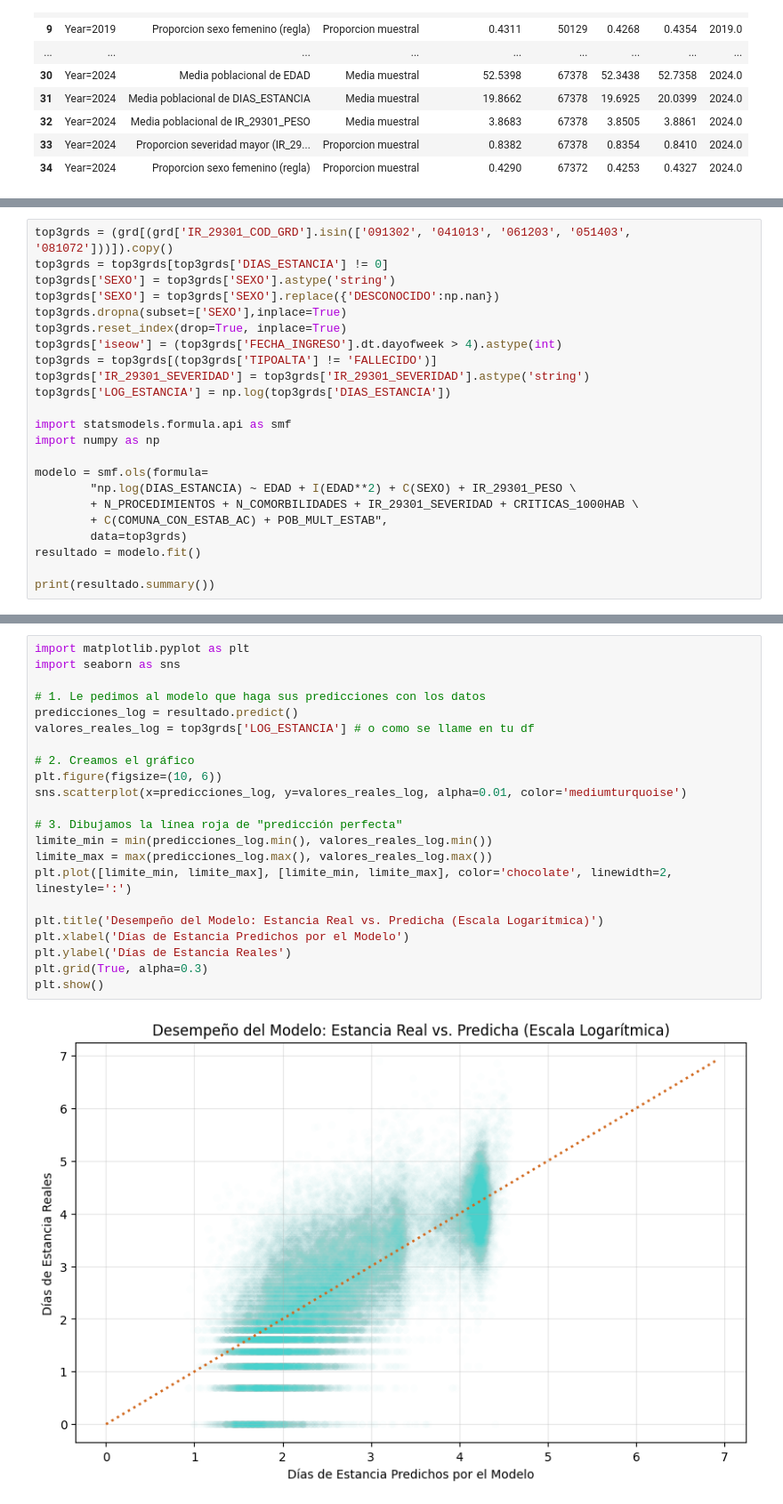
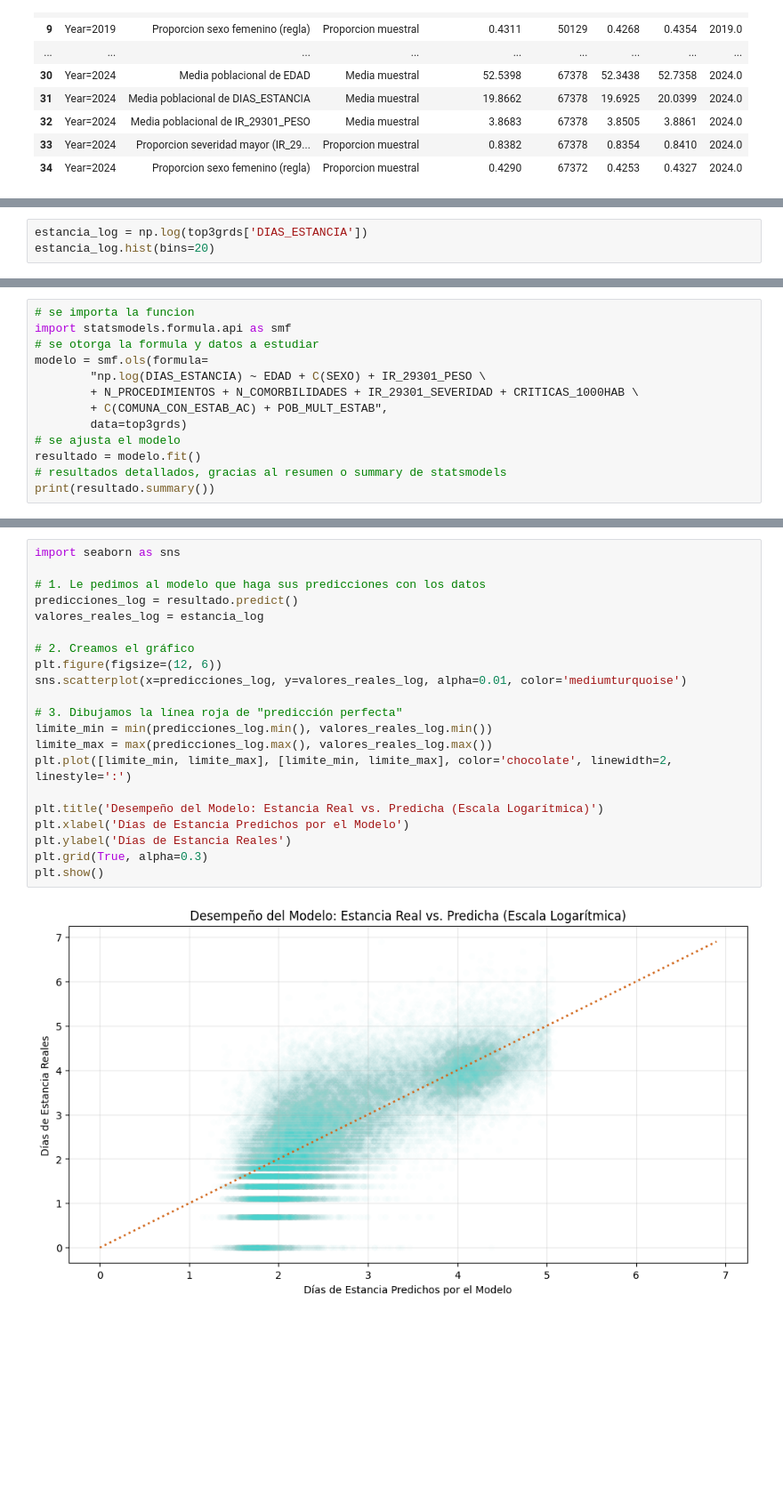
Before and after one commit to IgnaciaCG/Analisis-de-datos, a Jupyter notebook: analisis_grd.ipynb, the cells around one changed output, grey strips where cells are left out. Shown at 89% size. Drawn from its saved outputs; the diff is of its cells as text; blank space fills up the shorter version.

```diff
--- a/analisis_grd.ipynb
+++ b/analisis_grd.ipynb
@@ -865,0 +1716,3 @@ Resumen final con estimadores puntuales e IC95%:
+# %%
+estancia_log = np.log(top3grds['DIAS_ESTANCIA'])
+estancia_log.hist(bins=20)
@@ -866,25 +1739,15 @@ Resumen final con estimadores puntuales e IC95%:
 # %%
-top3grds = (grd[(grd['IR_29301_COD_GRD'].isin(['091302', '041013', '061203', '051403', '081072']))]).copy()
-top3grds = top3grds[top3grds['DIAS_ESTANCIA'] != 0]
-top3grds['SEXO'] = top3grds['SEXO'].astype('string')
-top3grds['SEXO'] = top3grds['SEXO'].replace({'DESCONOCIDO':np.nan})
-top3grds.dropna(subset=['SEXO'],inplace=True)
-top3grds.reset_index(drop=True, inplace=True)
-top3grds['iseow'] = (top3grds['FECHA_INGRESO'].dt.dayofweek > 4).astype(int)
-top3grds = top3grds[(top3grds['TIPOALTA'] != 'FALLECIDO')]
-top3grds['IR_29301_SEVERIDAD'] = top3grds['IR_29301_SEVERIDAD'].astype('string')
-top3grds['LOG_ESTANCIA'] = np.log(top3grds['DIAS_ESTANCIA'])
-
+# se importa la funcion
 import statsmodels.formula.api as smf
-import numpy as np
-
+# se otorga la formula y datos a estudiar
 modelo = smf.ols(formula=
-        "np.log(DIAS_ESTANCIA) ~ EDAD + I(EDAD**2) + C(SEXO) + IR_29301_PESO \
+        "np.log(DIAS_ESTANCIA) ~ EDAD + C(SEXO) + IR_29301_PESO \
         + N_PROCEDIMIENTOS + N_COMORBILIDADES + IR_29301_SEVERIDAD + CRITICAS_1000HAB \
         + C(COMUNA_CON_ESTAB_AC) + POB_MULT_ESTAB",
         data=top3grds)
+# se ajusta el modelo
 resultado = modelo.fit()
-
+# resultados detallados, gracias al resumen o summary de statsmodels
 print(resultado.summary())
 # %% [output]
                               OLS Regression Results
@@ -909,24 +1805,23 @@ top3grds
 # %%
-import matplotlib.pyplot as plt
 import seaborn as sns
 
 # 1. Le pedimos al modelo que haga sus predicciones con los datos
 predicciones_log = resultado.predict()
-valores_reales_log = top3grds['LOG_ESTANCIA'] # o como se llame en tu df
+valores_reales_log = estancia_log
 
 # 2. Creamos el gráfico
-plt.figure(figsize=(10, 6))
+plt.figure(figsize=(12, 6))
 sns.scatterplot(x=predicciones_log, y=valores_reales_log, alpha=0.01, color='mediumturquoise')
 
 # 3. Dibujamos la línea roja de "predicción perfecta"
 limite_min = min(predicciones_log.min(), valores_reales_log.min())
 limite_max = max(predicciones_log.max(), valores_reales_log.max())
 plt.plot([limite_min, limite_max], [limite_min, limite_max], color='chocolate', linewidth=2, linestyle=':')
 
 plt.title('Desempeño del Modelo: Estancia Real vs. Predicha (Escala Logarítmica)')
 plt.xlabel('Días de Estancia Predichos por el Modelo')
 plt.ylabel('Días de Estancia Reales')
 plt.grid(True, alpha=0.3)
 plt.show()
 # %% [output]
-[figure, old version]
+[figure, new version]
```
Also changed, not shown: parts of 91 cells of this notebook.
